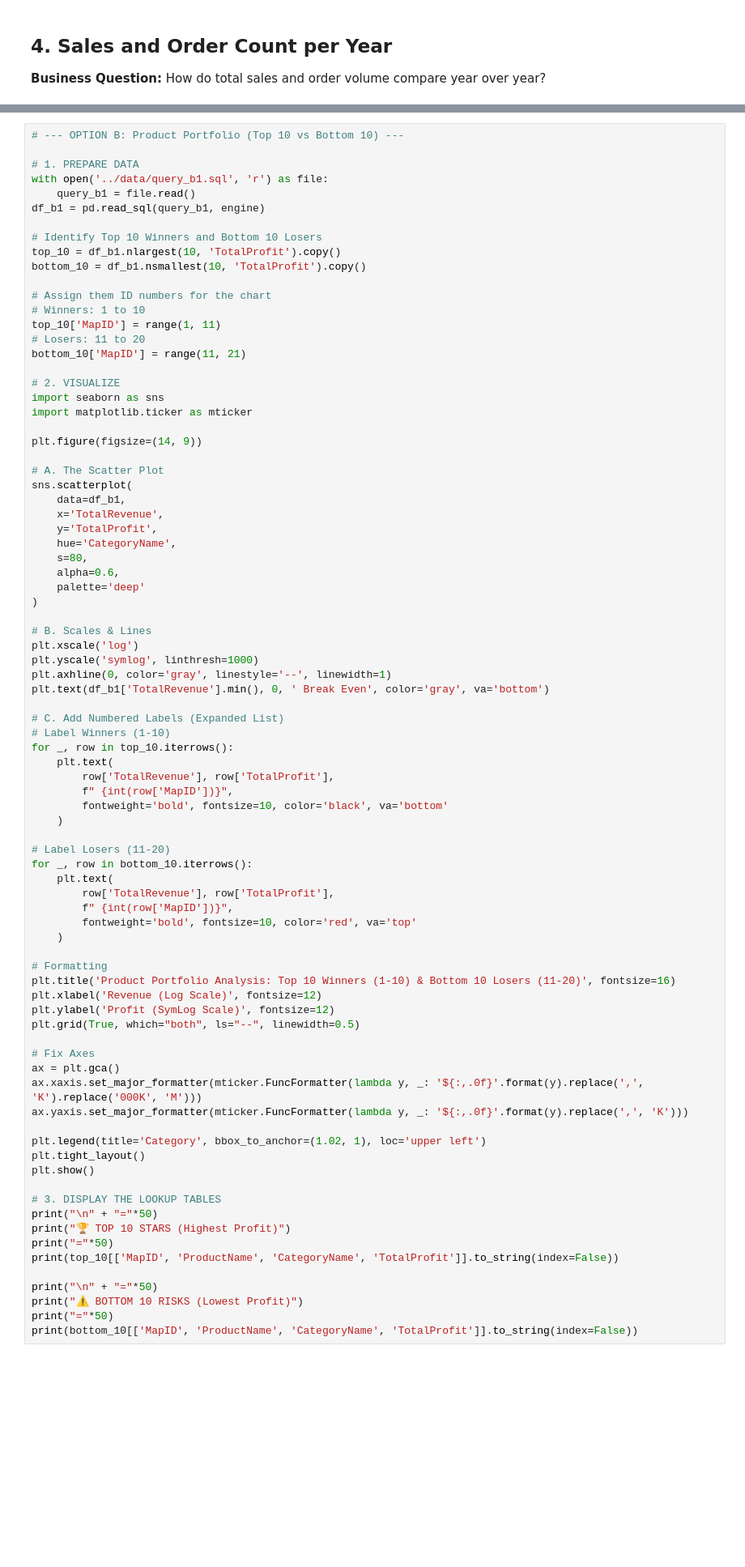
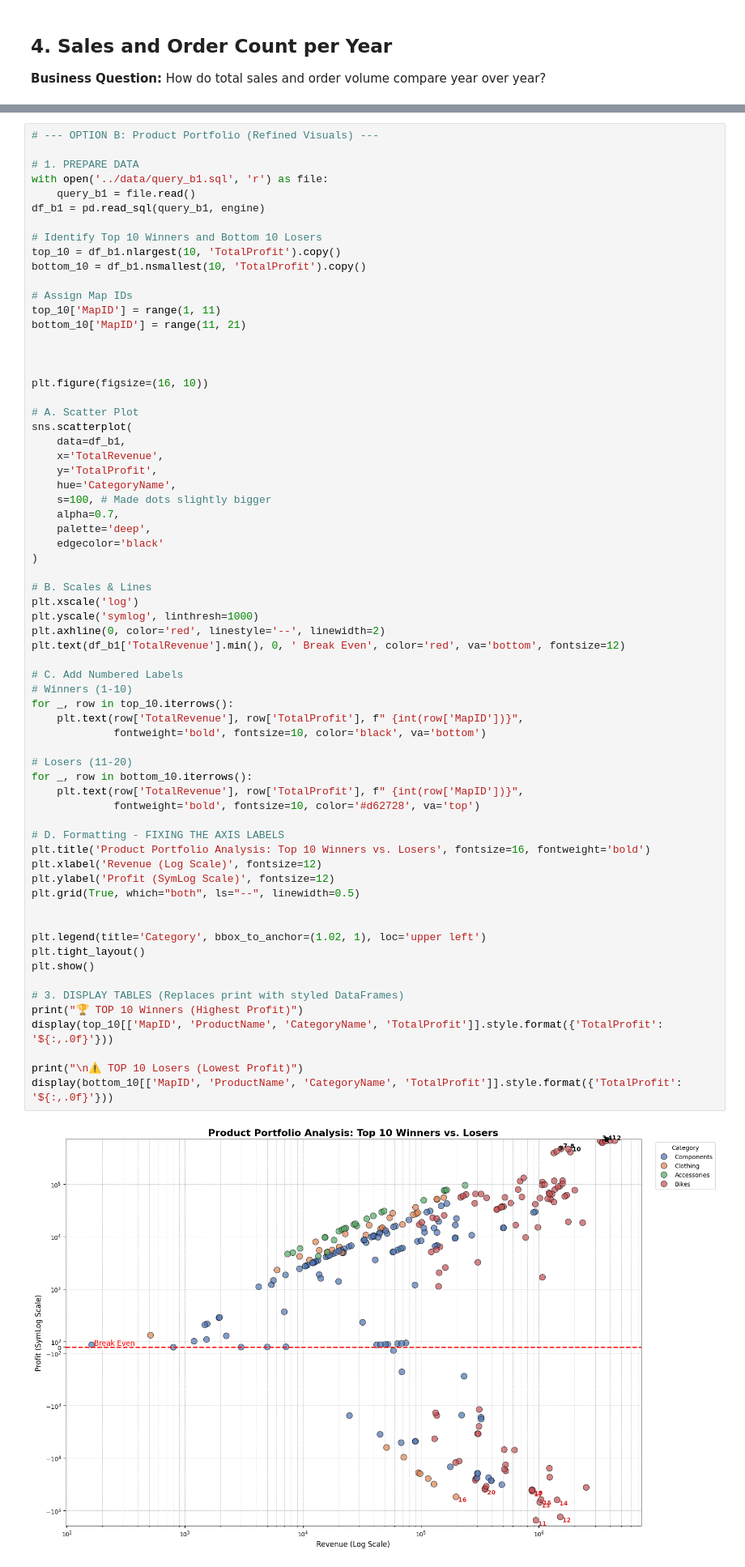
Before and after one commit to smkmrr/adventureworks-analysis, a Jupyter notebook: notebooks/analys.ipynb, the cells around one changed output, grey strips where cells are left out. Shown at 81% size. Drawn from its saved outputs; the diff is of its cells as text; blank space fills up the shorter version.

```diff
--- a/notebooks/analys.ipynb
+++ b/notebooks/analys.ipynb
@@ -579,5 +523,5 @@ plt.show()
 # %%
-# --- OPTION B: Product Portfolio (Top 10 vs Bottom 10) ---
+# --- OPTION B: Product Portfolio (Refined Visuals) ---
 
 # 1. PREPARE DATA
 with open('../data/query_b1.sql', 'r') as file:
@@ -588,74 +532,59 @@ df_b1 = pd.read_sql(query_b1, engine)
 top_10 = df_b1.nlargest(10, 'TotalProfit').copy()
 bottom_10 = df_b1.nsmallest(10, 'TotalProfit').copy()
 
-# Assign them ID numbers for the chart
-# Winners: 1 to 10
+# Assign Map IDs
 top_10['MapID'] = range(1, 11)
-# Losers: 11 to 20
 bottom_10['MapID'] = range(11, 21)
 
-# 2. VISUALIZE
-import seaborn as sns
-import matplotlib.ticker as mticker
 
-plt.figure(figsize=(14, 9))
 
-# A. The Scatter Plot
+plt.figure(figsize=(16, 10))
+
+# A. Scatter Plot
 sns.scatterplot(
     data=df_b1,
     x='TotalRevenue',
     y='TotalProfit',
     hue='CategoryName',
-    s=80,
-    alpha=0.6,
-    palette='deep'
+    s=100, # Made dots slightly bigger
+    alpha=0.7,
+    palette='deep',
+    edgecolor='black'
 )
 
 # B. Scales & Lines
 plt.xscale('log')
 plt.yscale('symlog', linthresh=1000)
-plt.axhline(0, color='gray', linestyle='--', linewidth=1)
-plt.text(df_b1['TotalRevenue'].min(), 0, ' Break Even', color='gray', va='bottom')
+plt.axhline(0, color='red', linestyle='--', linewidth=2)
+plt.text(df_b1['TotalRevenue'].min(), 0, ' Break Even', color='red', va='bottom', fontsize=12)
 
-# C. Add Numbered Labels (Expanded List)
-# Label Winners (1-10)
+# C. Add Numbered Labels
+# Winners (1-10)
 for _, row in top_10.iterrows():
-    plt.text(
-        row['TotalRevenue'], row['TotalProfit'],
-        f" {int(row['MapID'])}",
-        fontweight='bold', fontsize=10, color='black', va='bottom'
-    )
+    plt.text(row['TotalRevenue'], row['TotalProfit'], f" {int(row['MapID'])}",
+             fontweight='bold', fontsize=10, color='black', va='bottom')
 
-# Label Losers (11-20)
+# Losers (11-20)
 for _, row in bottom_10.iterrows():
-    plt.text(
-        row['TotalRevenue'], row['TotalProfit'],
-        f" {int(row['MapID'])}",
-        fontweight='bold', fontsize=10, color='red', va='top'
-    )
+    plt.text(row['TotalRevenue'], row['TotalProfit'], f" {int(row['MapID'])}",
+             fontweight='bold', fontsize=10, color='#d62728', va='top')
 
-# Formatting
-plt.title('Product Portfolio Analysis: Top 10 Winners (1-10) & Bottom 10 Losers (11-20)', fontsize=16)
+# D. Formatting - FIXING THE AXIS LABELS
+plt.title('Product Portfolio Analysis: Top 10 Winners vs. Losers', fontsize=16, fontweight='bold')
 plt.xlabel('Revenue (Log Scale)', fontsize=12)
 plt.ylabel('Profit (SymLog Scale)', fontsize=12)
 plt.grid(True, which="both", ls="--", linewidth=0.5)
 
-# Fix Axes
-ax = plt.gca()
-ax.xaxis.set_major_formatter(mticker.FuncFormatter(lambda y, _: '${:,.0f}'.format(y).replace(',', 'K').replace('000K', 'M')))
-ax.yaxis.set_major_formatter(mticker.FuncFormatter(lambda y, _: '${:,.0f}'.format(y).replace(',', 'K')))
 
 plt.legend(title='Category', bbox_to_anchor=(1.02, 1), loc='upper left')
 plt.tight_layout()
 plt.show()
 
-# 3. DISPLAY THE LOOKUP TABLES
-print("\n" + "="*50)
-print("🏆 TOP 10 STARS (Highest Profit)")
-print("="*50)
-print(top_10[['MapID', 'ProductName', 'CategoryName', 'TotalProfit']].to_string(index=False))
+# 3. DISPLAY TABLES (Replaces print with styled DataFrames)
+print("🏆 TOP 10 Winners (Highest Profit)")
+display(top_10[['MapID', 'ProductName', 'CategoryName', 'TotalProfit']].style.format({'TotalProfit': '${:,.0f}'}))
 
-print("\n" + "="*50)
-print("⚠️ BOTTOM 10 RISKS (Lowest Profit)")
-print("="*50)
-print(bottom_10[['MapID', 'ProductName', 'CategoryName', 'TotalProfit']].to_string(index=False))
+print("\n⚠️ TOP 10 Losers (Lowest Profit)")
+display(bottom_10[['MapID', 'ProductName', 'CategoryName', 'TotalProfit']].style.format({'TotalProfit': '${:,.0f}'}))
+# %% [output]
+[figure, added]
```
Also changed, not shown: parts of 31 cells of this notebook.
